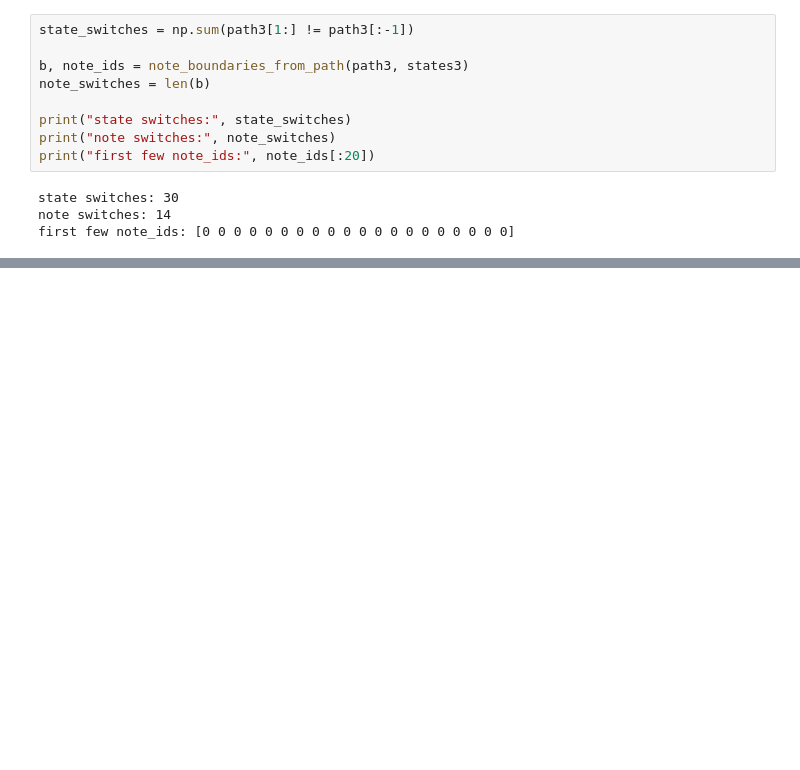
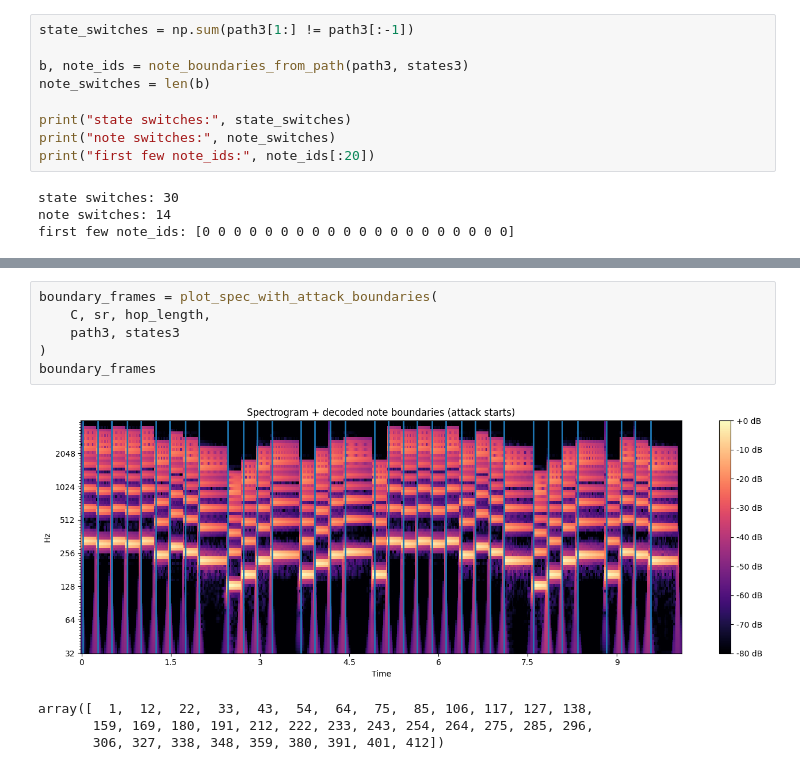
Before and after one commit to schakk34/piano_accuracy, a Jupyter notebook: HMM.ipynb, the cells around one changed output, grey strips where cells are left out. Cells and saved outputs as stored; diff of their text form; blank space fills up the shorter version.

```diff
--- a/HMM.ipynb
+++ b/HMM.ipynb
@@ -742,0 +816,11 @@ first few note_ids: [0 0 0 0 0 0 0 0 0 0 0 0 0 0 0 0 0 0 0 0]
+# %%
+boundary_frames = plot_spec_with_attack_boundaries(
+    C, sr, hop_length,
+    path3, states3
+)
+boundary_frames
+# %% [output]
+[figure, added]
+array([  1,  12,  22,  33,  43,  54,  64,  75,  85, 106, 117, 127, 138,
+       159, 169, 180, 191, 212, 222, 233, 243, 254, 264, 275, 285, 296,
+       306, 327, 338, 348, 359, 380, 391, 401, 412])
```
Also changed, not shown: parts of 3 cells of this notebook.
